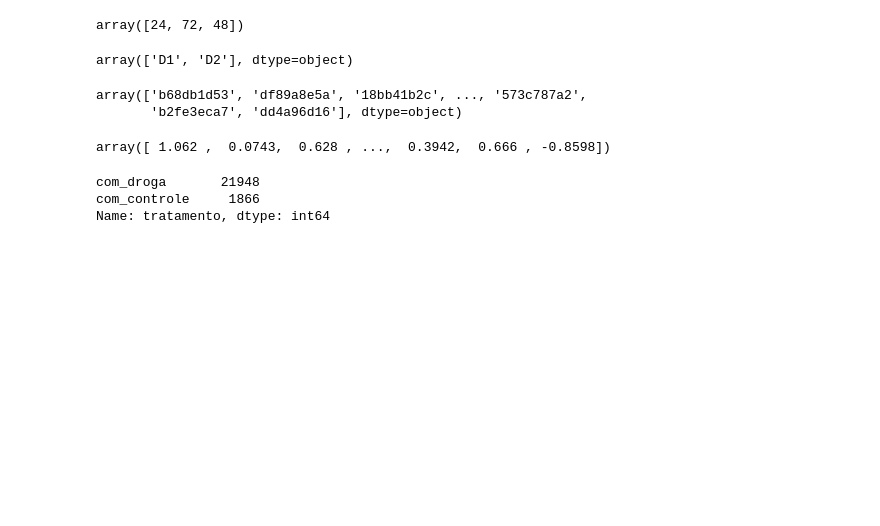
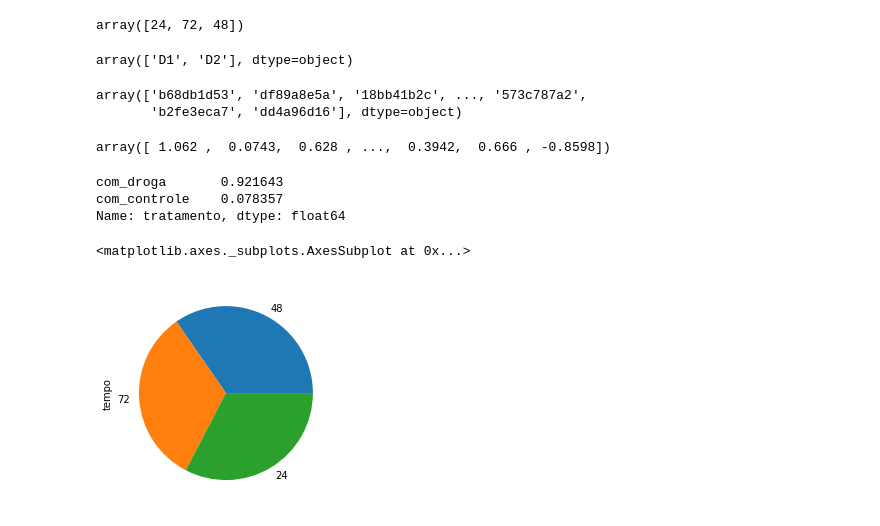
Before and after one commit to Gabrielchollet/imersao-dados-alura, a Jupyter notebook: Aula01.ipynb, the cells around one changed output. Saved outputs shown, nothing was run; the diff lists cells and outputs as text; code cells hidden in the pictures; blank space fills up the shorter version.

```diff
--- a/Aula01.ipynb
+++ b/Aula01.ipynb
@@ -68,8 +47,13 @@ dados['g-0'].unique()
 # %% [output]
 array([ 1.062 ,  0.0743,  0.628 , ...,  0.3942,  0.666 , -0.8598])
 # %%
-dados['tratamento'].value_counts()
+dados['tratamento'].value_counts(normalize=True)
 # %% [output]
-com_droga       21948
-com_controle     1866
-Name: tratamento, dtype: int64
+com_droga       0.921643
+com_controle    0.078357
+Name: tratamento, dtype: float64
+# %%
+dados['tempo'].value_counts().plot.pie()
+# %% [output]
+<matplotlib.axes._subplots.AxesSubplot at 0x...>
+[figure, added]
```
Also changed, not shown: parts of 4 cells of this notebook.
